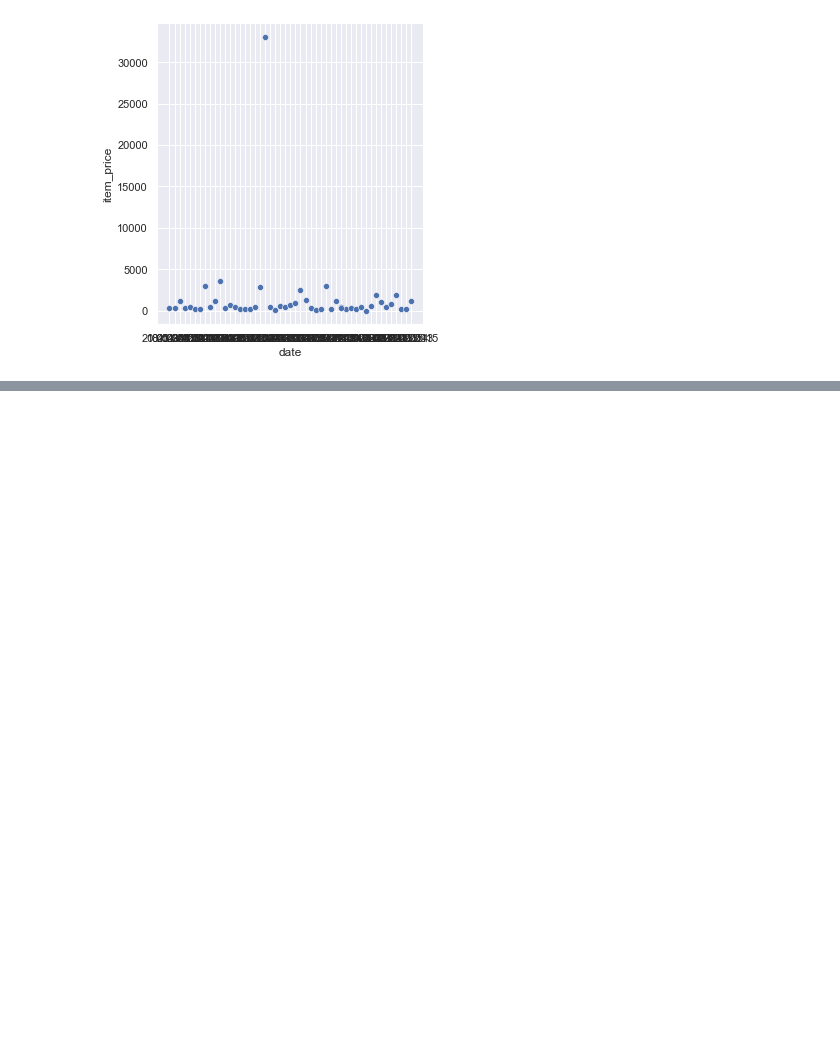
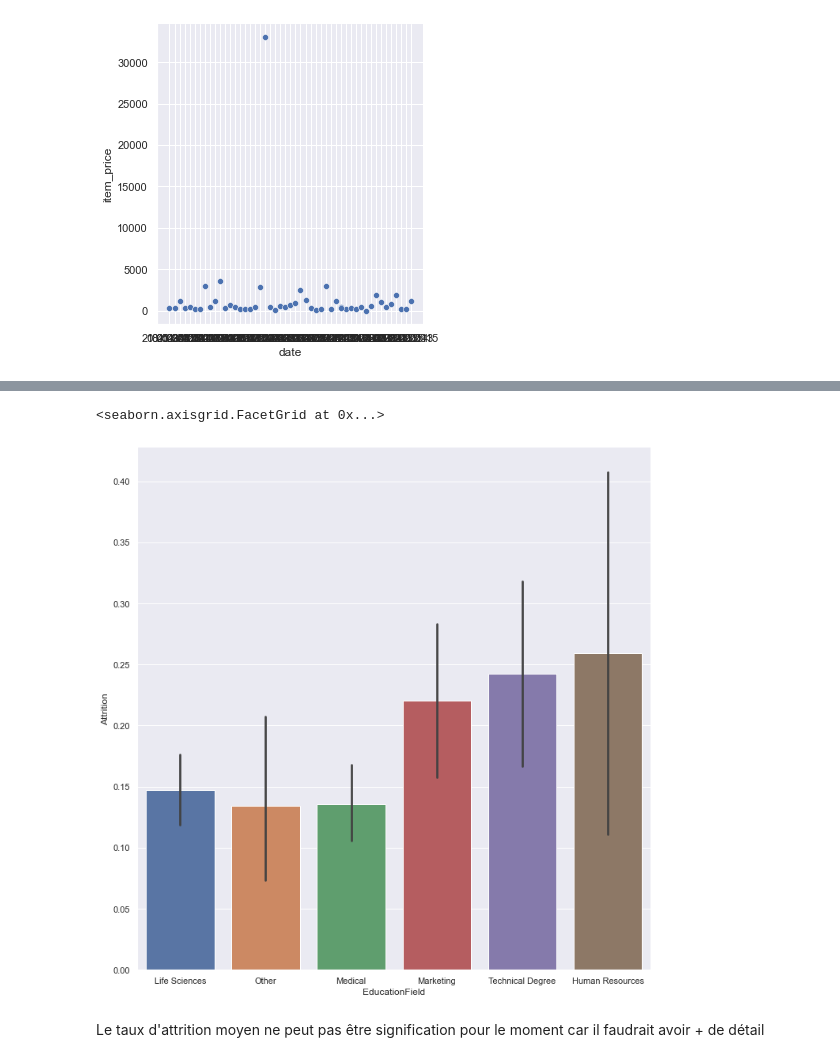
Before and after one commit to Leadersheepy/h3-hitema, a Jupyter notebook: DataVisualisationStatistiquesDescriptives.ipynb, the cells around one changed output, grey strips where cells are left out. Drawn from its saved outputs; the diff is of its cells as text; code cells hidden in the pictures; blank space fills up the shorter version.

Commit message:
Début devoir pour vendredi

```diff
--- a/DataVisualisationStatistiquesDescriptives.ipynb
+++ b/DataVisualisationStatistiquesDescriptives.ipynb
@@ -372,0 +375,7 @@ Name: Attrition, Length: 1470, dtype: int64
+# %%
+sns.catplot(x="EducationField", y="Attrition", data= df2, kind="bar", height=10)
+# %% [output]
+<seaborn.axisgrid.FacetGrid at 0x...>
+[figure, added]
+# %% [markdown]
+Le taux d'attrition moyen ne peut pas être signification pour le moment car il faudrait avoir + de détail
```
Also changed, not shown: parts of 37 cells of this notebook, 5 other files.
